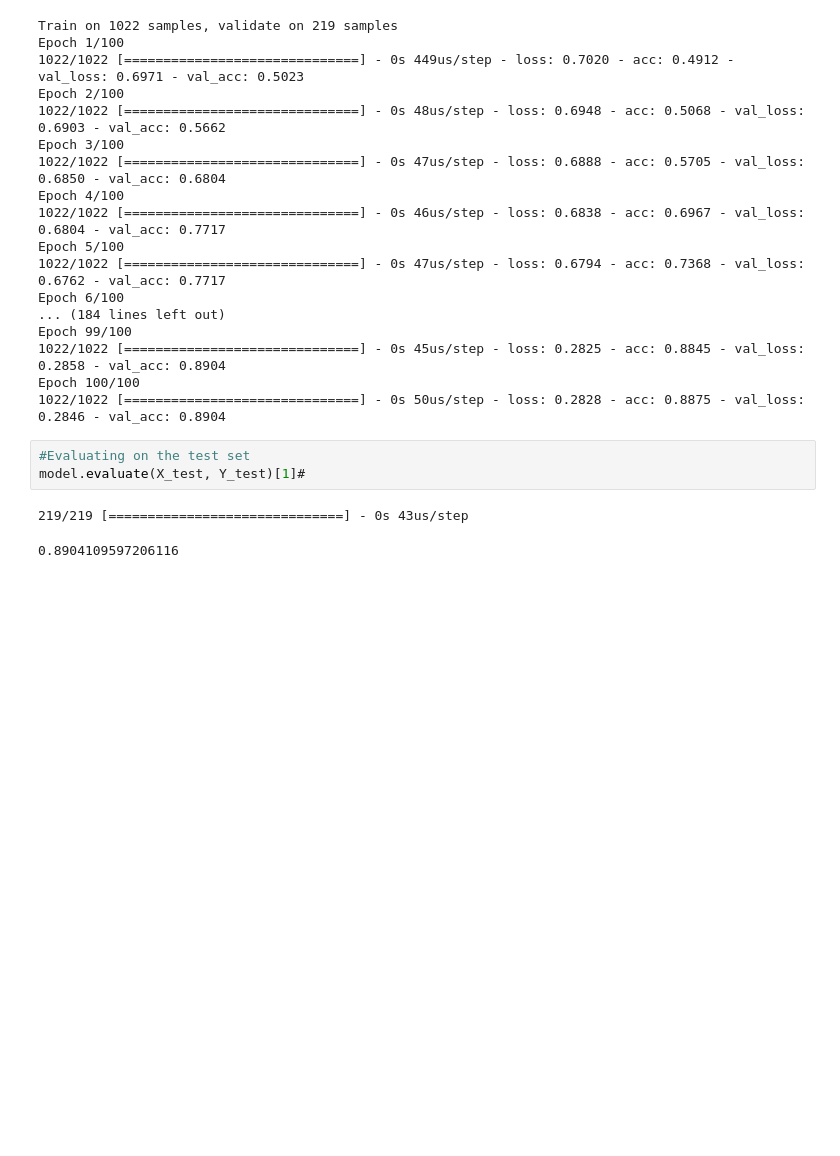
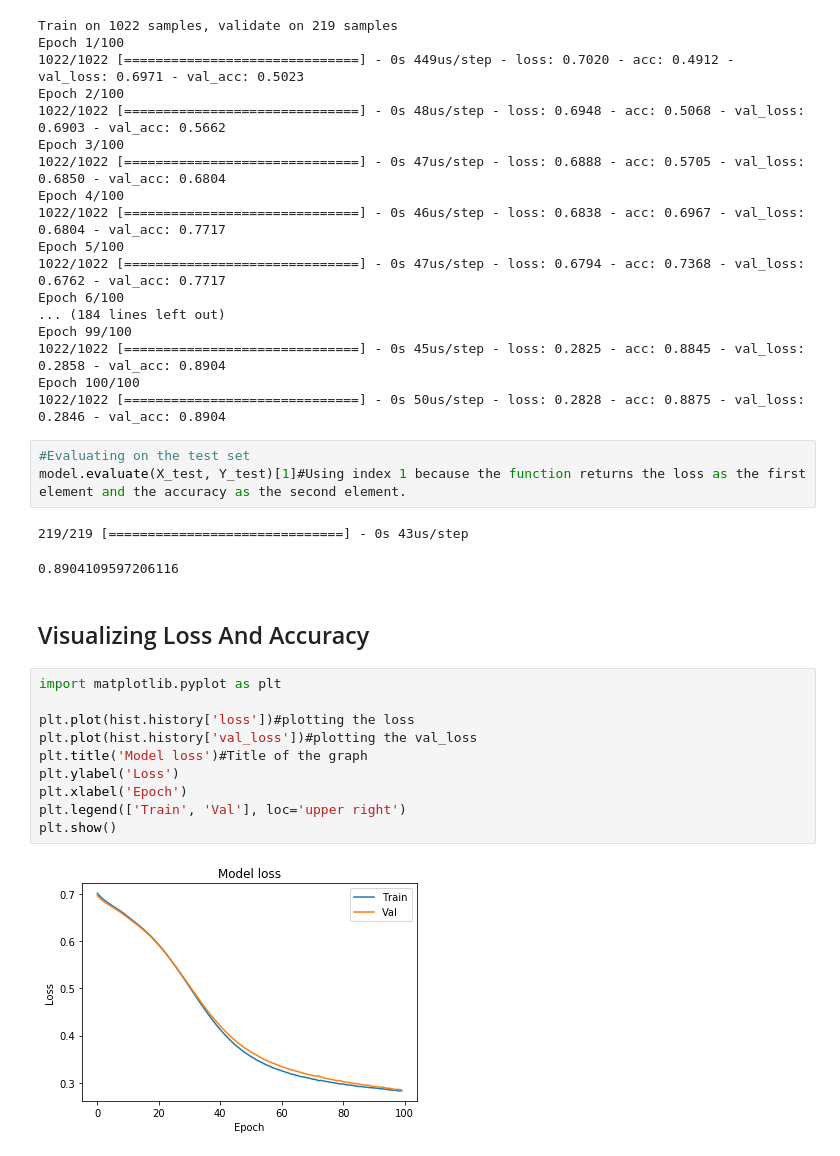
Before and after one commit to aaditya29/First-Neural-Network, a Jupyter notebook: FirstNeuralNetwork.ipynb, the cells around one changed output. Cells and saved outputs as stored; diff of their text form; blank space fills up the shorter version.

Commit message:
Visualisation Of Data

```diff
--- a/FirstNeuralNetwork.ipynb
+++ b/FirstNeuralNetwork.ipynb
@@ -146,7 +146,21 @@ Epoch 100/100
 1022/1022 [==============================] - 0s 50us/step - loss: 0.2828 - acc: 0.8875 - val_loss: 0.2846 - val_acc: 0.8904
 # %%
 #Evaluating on the test set
-model.evaluate(X_test, Y_test)[1]#
+model.evaluate(X_test, Y_test)[1]#Using index 1 because the function returns the loss as the first element and the accuracy as the second element.
 # %% [output]
 219/219 [==============================] - 0s 43us/step
 0.8904109597206116
+# %% [markdown]
+## Visualizing Loss And Accuracy
+# %%
+import matplotlib.pyplot as plt
+
+plt.plot(hist.history['loss'])#plotting the loss
+plt.plot(hist.history['val_loss'])#plotting the val_loss
+plt.title('Model loss')#Title of the graph
+plt.ylabel('Loss')
+plt.xlabel('Epoch')
+plt.legend(['Train', 'Val'], loc='upper right')
+plt.show()
+# %% [output]
+[figure, added]
```
Also changed, not shown: parts of 1 cell of this notebook.
